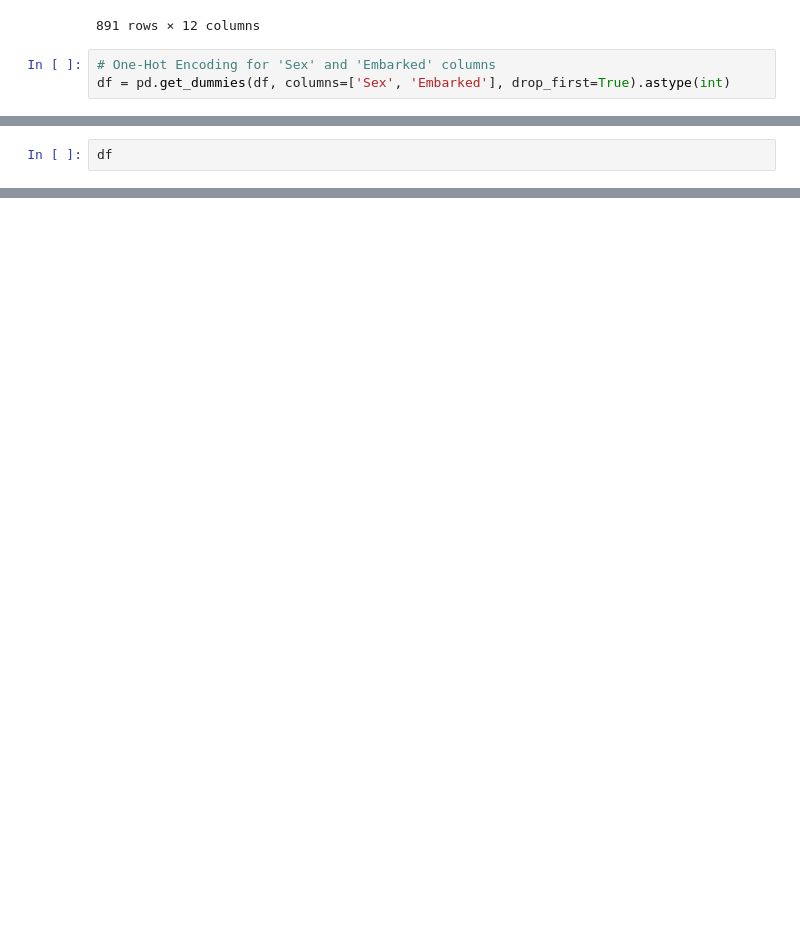
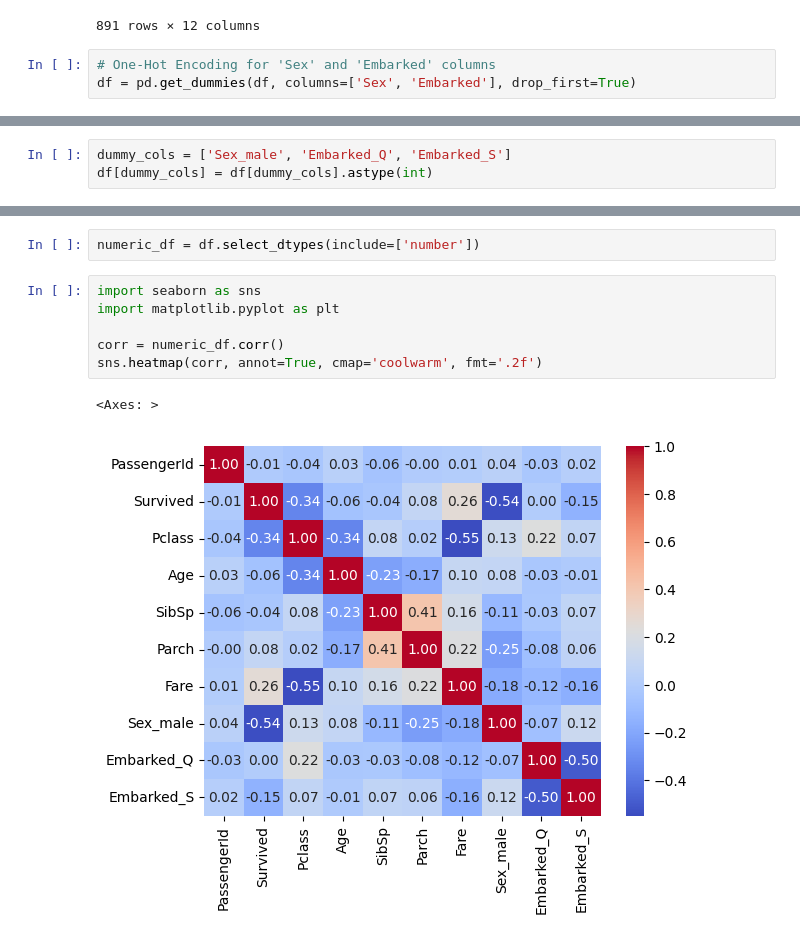
Before and after one commit to asishjose/bootcamp, a Jupyter notebook: EDA/Practise_on_datasets/eda_titanic.ipynb, the cells around one changed output, grey strips where cells are left out. Saved outputs shown, nothing was run; the diff lists cells and outputs as text; blank space fills up the shorter version.

```diff
--- a/EDA/Practise_on_datasets/eda_titanic.ipynb
+++ b/EDA/Practise_on_datasets/eda_titanic.ipynb
@@ -126,4 +126,4 @@ df
 891 rows × 12 columns
 # %%
 # One-Hot Encoding for 'Sex' and 'Embarked' columns
-df = pd.get_dummies(df, columns=['Sex', 'Embarked'], drop_first=True).astype(int)
+df = pd.get_dummies(df, columns=['Sex', 'Embarked'], drop_first=True)
@@ -132,2 +130,3 @@ KeyError: "None of [Index(['Sex', 'Embarked'], dtype='object')] are in the [colu
 # %%
-df
+dummy_cols = ['Sex_male', 'Embarked_Q', 'Embarked_S']
+df[dummy_cols] = df[dummy_cols].astype(int)
@@ -147,0 +149,11 @@ df
+# %%
+numeric_df = df.select_dtypes(include=['number'])
+# %%
+import seaborn as sns
+import matplotlib.pyplot as plt
+
+corr = numeric_df.corr()
+sns.heatmap(corr, annot=True, cmap='coolwarm', fmt='.2f')
+# %% [output]
+<Axes: >
+[figure, added]
```
Also changed, not shown: parts of 6 cells of this notebook, 8 other files.
